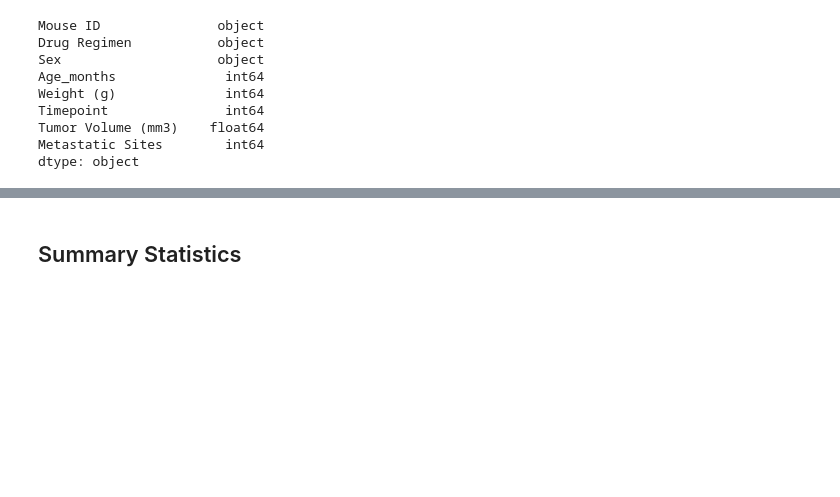
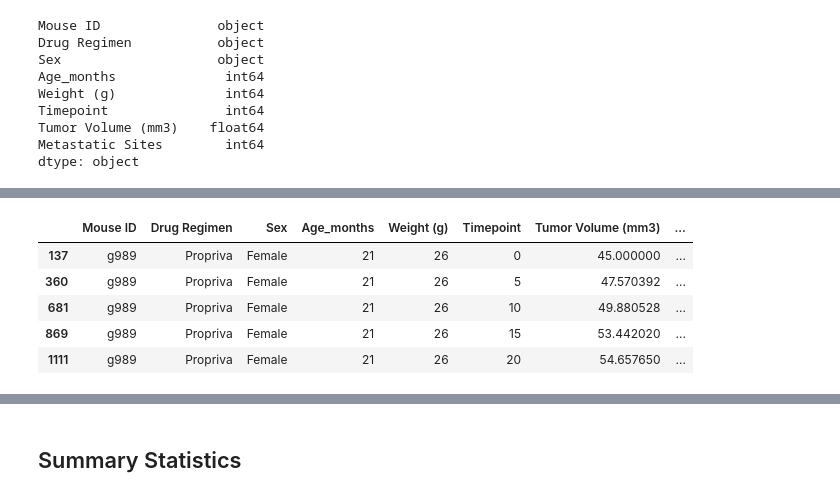
Before and after one commit to jcortez02/mapplotlib_challenge, a Jupyter notebook: pymaceuticals_starter.ipynb, the cells around one changed output, grey strips where cells are left out. Saved outputs shown, nothing was run; the diff lists cells and outputs as text; code cells hidden in the pictures; blank space fills up the shorter version.

```diff
--- a/pymaceuticals_starter.ipynb
+++ b/pymaceuticals_starter.ipynb
@@ -95,0 +112,11 @@ dtype: object
+# %%
+# Optional: Get all the data for the duplicate mouse ID.
+merge_duplicates_df = merge_df.loc[merge_df.duplicated(subset=['Mouse ID','Timepoint'])]
+merge_duplicates_df.head()
+# %% [output]
+|  | Mouse ID | Drug Regimen | Sex | Age_months | Weight (g) | Timepoint | Tumor Volume (mm3) | ... |
+| 137 | g989 | Propriva | Female | 21 | 26 | 0 | 45.000000 | ... |
+| 360 | g989 | Propriva | Female | 21 | 26 | 5 | 47.570392 | ... |
+| 681 | g989 | Propriva | Female | 21 | 26 | 10 | 49.880528 | ... |
+| 869 | g989 | Propriva | Female | 21 | 26 | 15 | 53.442020 | ... |
+| 1111 | g989 | Propriva | Female | 21 | 26 | 20 | 54.657650 | ... |
```
Also changed, not shown: parts of 13 cells of this notebook.
